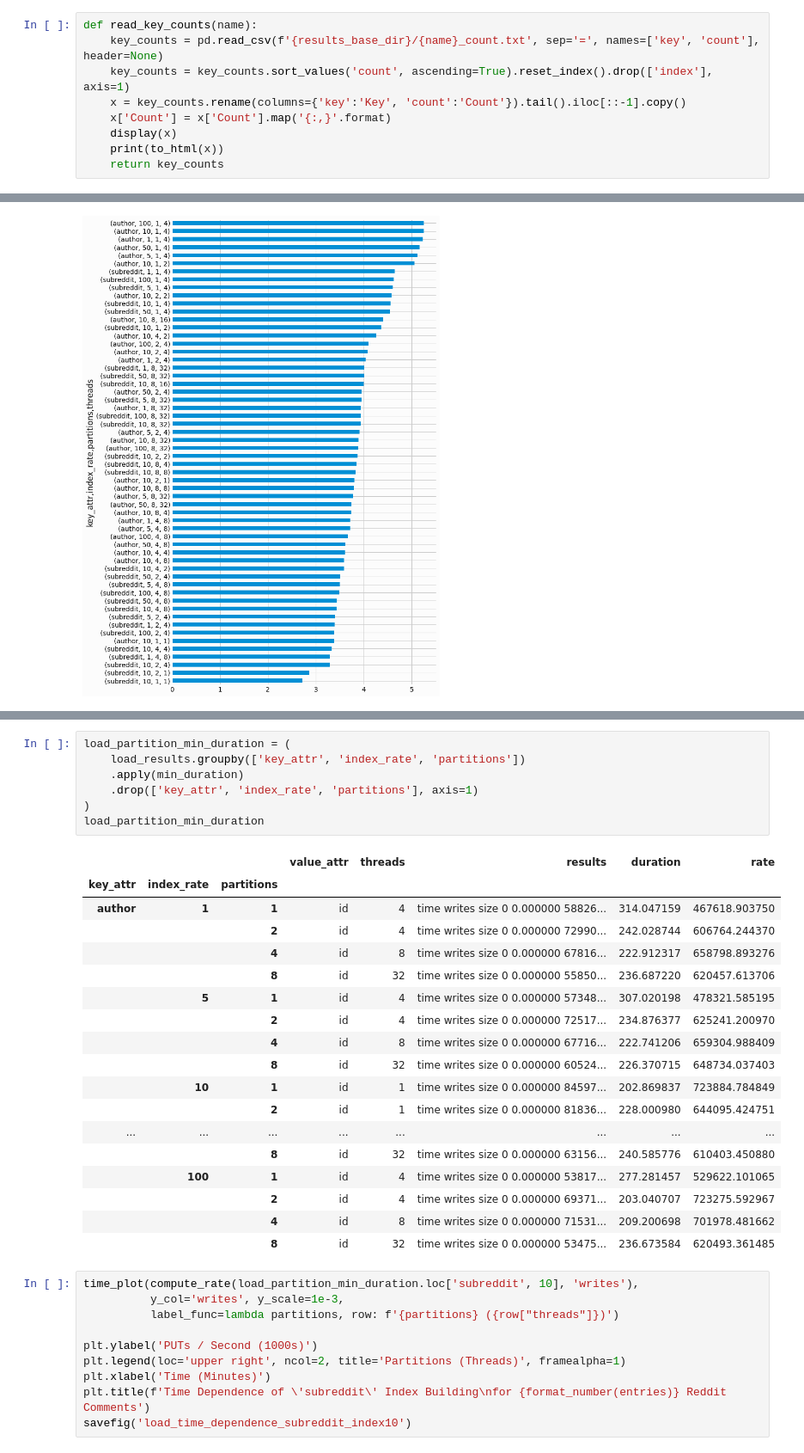
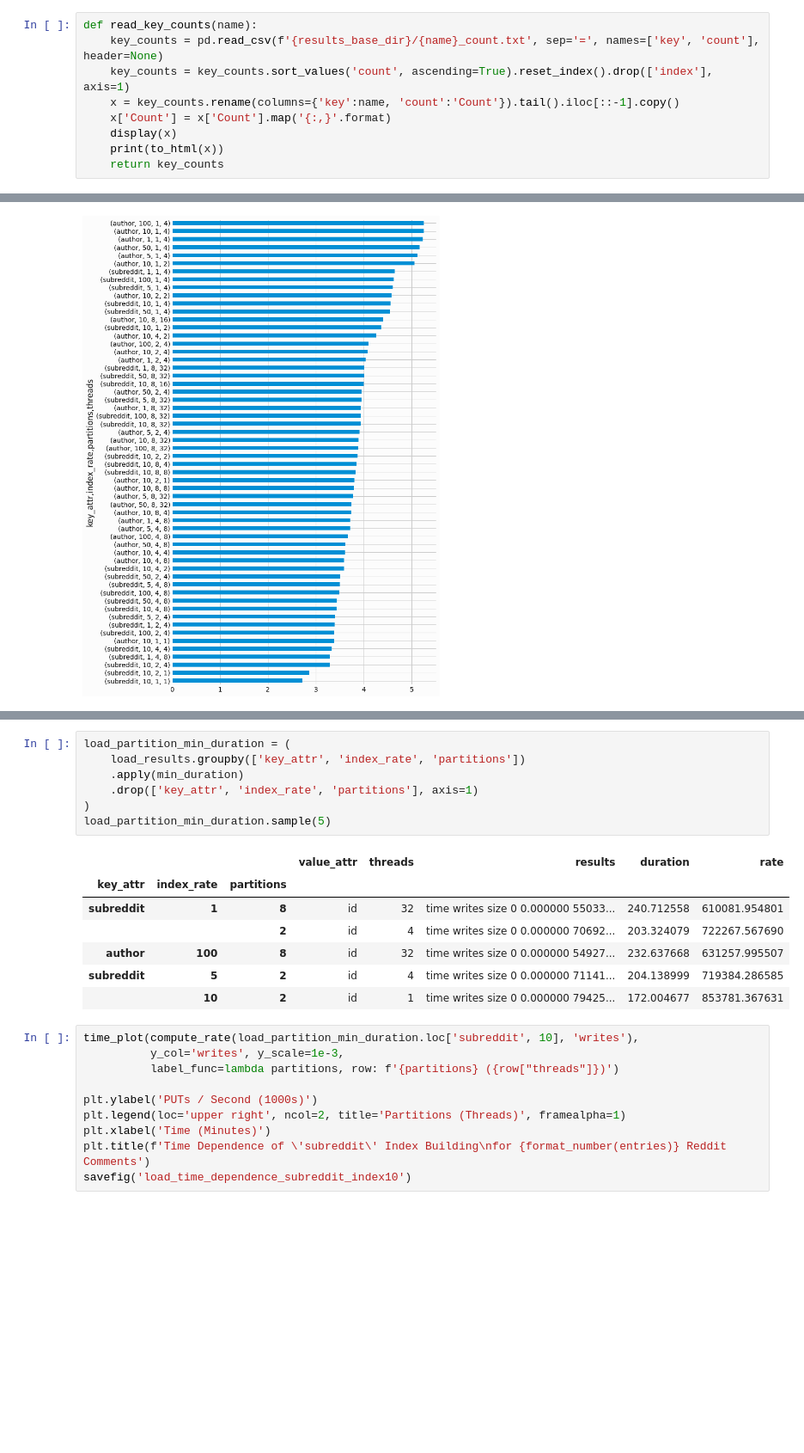
Before and after one commit to DBFromZero/dbf0analysis, a Jupyter notebook: benchmark_multivalue_lsm.ipynb, the cells around one changed output, grey strips where cells are left out. Shown at 86% size. Saved outputs shown, nothing was run; the diff lists cells and outputs as text; blank space fills up the shorter version.

```diff
--- a/benchmark_multivalue_lsm.ipynb
+++ b/benchmark_multivalue_lsm.ipynb
@@ -55,7 +55,7 @@ savefig = partial(util_savefig, figdir=figdir)
 def read_key_counts(name):
     key_counts = pd.read_csv(f'{results_base_dir}/{name}_count.txt', sep='=', names=['key', 'count'], header=None)
     key_counts = key_counts.sort_values('count', ascending=True).reset_index().drop(['index'], axis=1)
-    x = key_counts.rename(columns={'key':'Key', 'count':'Count'}).tail().iloc[::-1].copy()
+    x = key_counts.rename(columns={'key':name, 'count':'Count'}).tail().iloc[::-1].copy()
     x['Count'] = x['Count'].map('{:,}'.format)
     display(x)
     print(to_html(x))
@@ -212,29 +212,18 @@ savefig('load_rate')
 # %%
 load_partition_min_duration = (
     load_results.groupby(['key_attr', 'index_rate', 'partitions'])
     .apply(min_duration)
     .drop(['key_attr', 'index_rate', 'partitions'], axis=1)
 )
-load_partition_min_duration
+load_partition_min_duration.sample(5)
 # %% [output]
 |  |  |  | value_attr | threads | results | duration | rate |
 | key_attr | index_rate | partitions |  |  |  |  |  |
-| author | 1 | 1 | id | 4 | time writes size 0 0.000000 58826... | 314.047159 | 467618.903750 |
-|  |  | 2 | id | 4 | time writes size 0 0.000000 72990... | 242.028744 | 606764.244370 |
-|  |  | 4 | id | 8 | time writes size 0 0.000000 67816... | 222.912317 | 658798.893276 |
-|  |  | 8 | id | 32 | time writes size 0 0.000000 55850... | 236.687220 | 620457.613706 |
-|  | 5 | 1 | id | 4 | time writes size 0 0.000000 57348... | 307.020198 | 478321.585195 |
-|  |  | 2 | id | 4 | time writes size 0 0.000000 72517... | 234.876377 | 625241.200970 |
-|  |  | 4 | id | 8 | time writes size 0 0.000000 67716... | 222.741206 | 659304.988409 |
-|  |  | 8 | id | 32 | time writes size 0 0.000000 60524... | 226.370715 | 648734.037403 |
-|  | 10 | 1 | id | 1 | time writes size 0 0.000000 84597... | 202.869837 | 723884.784849 |
-|  |  | 2 | id | 1 | time writes size 0 0.000000 81836... | 228.000980 | 644095.424751 |
-| ... | ... | ... | ... | ... | ... | ... | ... |
-|  |  | 8 | id | 32 | time writes size 0 0.000000 63156... | 240.585776 | 610403.450880 |
-|  | 100 | 1 | id | 4 | time writes size 0 0.000000 53817... | 277.281457 | 529622.101065 |
-|  |  | 2 | id | 4 | time writes size 0 0.000000 69371... | 203.040707 | 723275.592967 |
-|  |  | 4 | id | 8 | time writes size 0 0.000000 71531... | 209.200698 | 701978.481662 |
-|  |  | 8 | id | 32 | time writes size 0 0.000000 53475... | 236.673584 | 620493.361485 |
+| subreddit | 1 | 8 | id | 32 | time writes size 0 0.000000 55033... | 240.712558 | 610081.954801 |
+|  |  | 2 | id | 4 | time writes size 0 0.000000 70692... | 203.324079 | 722267.567690 |
+| author | 100 | 8 | id | 32 | time writes size 0 0.000000 54927... | 232.637668 | 631257.995507 |
+| subreddit | 5 | 2 | id | 4 | time writes size 0 0.000000 71141... | 204.138999 | 719384.286585 |
+|  | 10 | 2 | id | 1 | time writes size 0 0.000000 79425... | 172.004677 | 853781.367631 |
 # %%
 time_plot(compute_rate(load_partition_min_duration.loc['subreddit', 10], 'writes'),
           y_col='writes', y_scale=1e-3,
```
Also changed, not shown: parts of 13 cells of this notebook.
